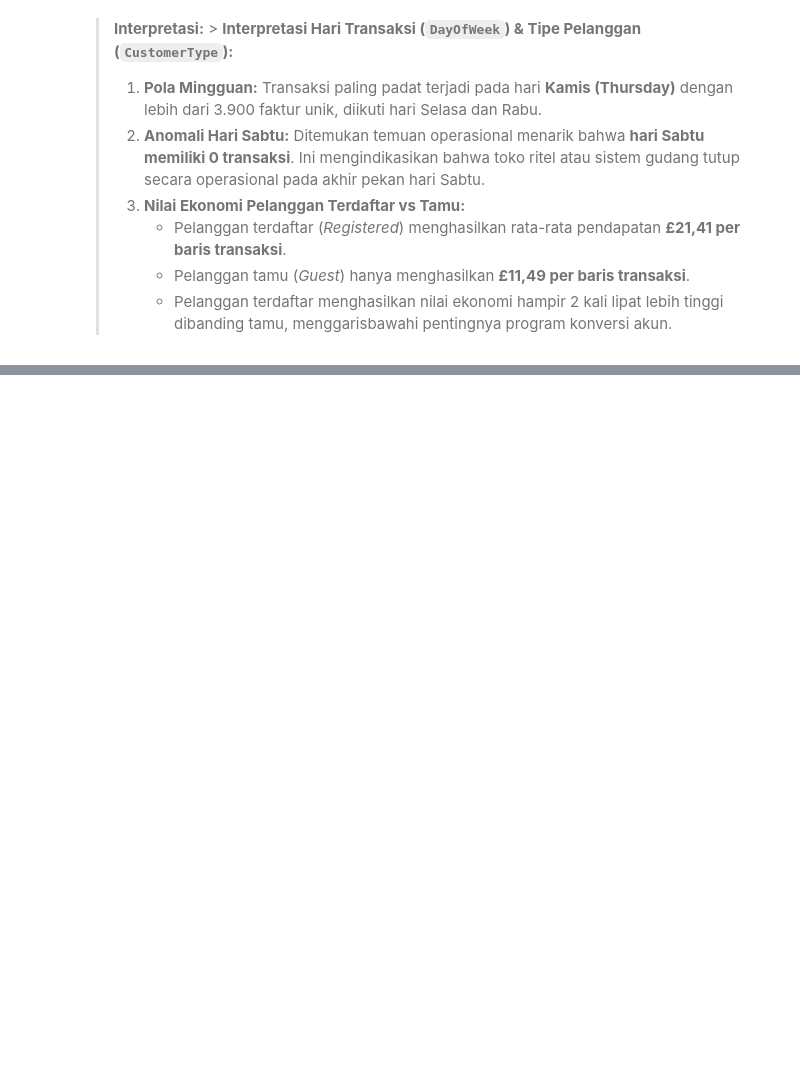
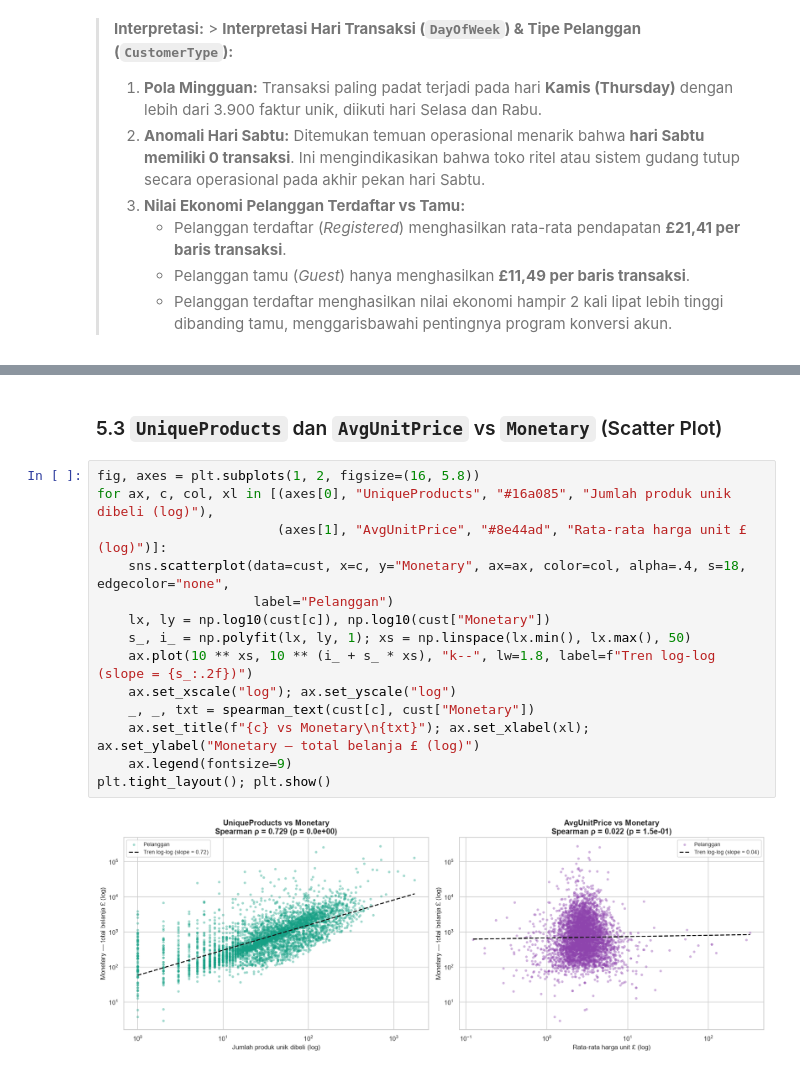
Before and after one commit to aulky/ml-visualisasidata-online-retail, a Jupyter notebook: Muhammad Aulia Muzzaki Nugraha_2311102051_TugasEDA.ipynb, the cells around one changed output, grey strips where cells are left out. Cells and saved outputs as stored; diff of their text form; blank space fills up the shorter version.

```diff
--- a/Muhammad Aulia Muzzaki Nugraha_2311102051_TugasEDA.ipynb
+++ b/Muhammad Aulia Muzzaki Nugraha_2311102051_TugasEDA.ipynb
@@ -793,0 +849,18 @@ display(ct.assign(revenue_per_baris=ct["revenue"] / ct["baris"]))
+# %% [markdown]
+### 5.3 `UniqueProducts` dan `AvgUnitPrice` vs `Monetary` (Scatter Plot)
+# %%
+fig, axes = plt.subplots(1, 2, figsize=(16, 5.8))
+for ax, c, col, xl in [(axes[0], "UniqueProducts", "#16a085", "Jumlah produk unik dibeli (log)"),
+                       (axes[1], "AvgUnitPrice", "#8e44ad", "Rata-rata harga unit £ (log)")]:
+    sns.scatterplot(data=cust, x=c, y="Monetary", ax=ax, color=col, alpha=.4, s=18, edgecolor="none",
+                    label="Pelanggan")
+    lx, ly = np.log10(cust[c]), np.log10(cust["Monetary"])
+    s_, i_ = np.polyfit(lx, ly, 1); xs = np.linspace(lx.min(), lx.max(), 50)
+    ax.plot(10 ** xs, 10 ** (i_ + s_ * xs), "k--", lw=1.8, label=f"Tren log-log (slope = {s_:.2f})")
+    ax.set_xscale("log"); ax.set_yscale("log")
+    _, _, txt = spearman_text(cust[c], cust["Monetary"])
+    ax.set_title(f"{c} vs Monetary\n{txt}"); ax.set_xlabel(xl); ax.set_ylabel("Monetary — total belanja £ (log)")
+    ax.legend(fontsize=9)
+plt.tight_layout(); plt.show()
+# %% [output]
+[figure, added]
```
Also changed, not shown: parts of 16 cells of this notebook.
